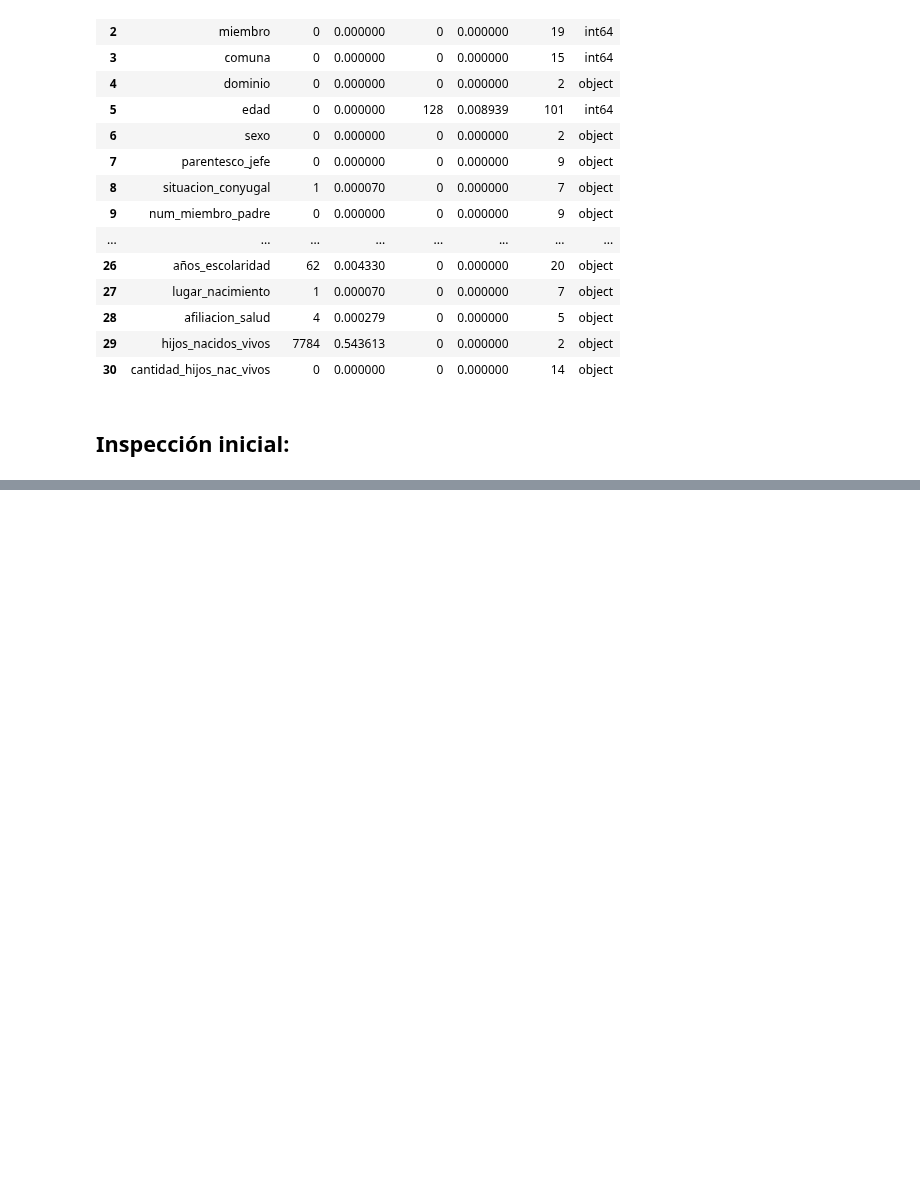
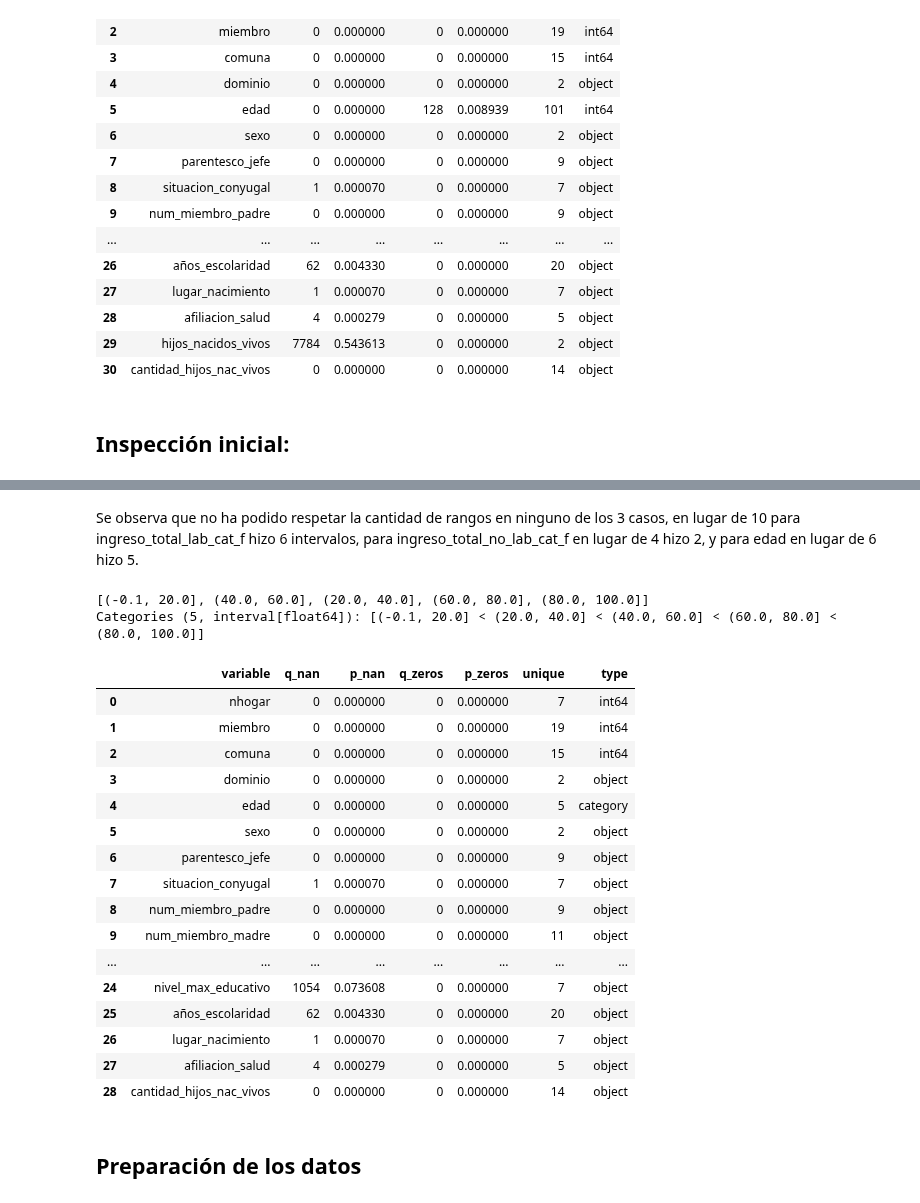
Before and after one commit to alejo-cuello/bootcamp-ds-mlops, a Jupyter notebook: 04-prep-datos-y-modelos-ml/preparacion-datos-EPH.ipynb, the cells around one changed output, grey strips where cells are left out. Saved outputs shown, nothing was run; the diff lists cells and outputs as text; code cells hidden in the pictures; blank space fills up the shorter version.

Commit message:
Discretización de columnas de ingresos y edad

```diff
--- a/04-prep-datos-y-modelos-ml/preparacion-datos-EPH.ipynb
+++ b/04-prep-datos-y-modelos-ml/preparacion-datos-EPH.ipynb
@@ -55,0 +58,9 @@ data.sample(5)
+# %%
+# Discretización de ingresos_familiares e ingreso_per_capita_familiar
+# Usamos drop para eliminar los valores duplicados
+
+data["ingresos_familiares_cat_rd"] = pd.cut(data["ingresos_familiares"], bins=8, duplicates="drop")
+data["ingresos_familiares_cat_f"] = pd.qcut(data["ingresos_familiares"], q=8, duplicates="drop")
+
+data["ingreso_per_capita_familiar_cat_rd"] = pd.cut(data["ingreso_per_capita_familiar"], bins=10, duplicates="drop")
+data["ingreso_per_capita_familiar_cat_f"] = pd.qcut(data["ingreso_per_capita_familiar"], q=10, duplicates="drop")
@@ -55,0 +144,10 @@ data.sample(5)
+# %%
+# Discretizamos ingreso_total_lab y ingreso_total_no_lab for frecuencias
+
+data["ingreso_total_lab_cat_f"] = pd.qcut(data["ingreso_total_lab"], q=10, duplicates="drop")
+
+data["ingreso_total_no_lab_cat_f"] = pd.qcut(data["ingreso_total_no_lab"], q=4, duplicates="drop")
+# %%
+# Discretizamos edad por rango o distancia en 5 bins
+
+data["edad_cat_rd"] = pd.cut(data["edad"], bins=5, duplicates="drop")
@@ -55,0 +183,41 @@ data.sample(5)
+# %% [markdown]
+Se observa que no ha podido respetar la cantidad de rangos en ninguno de los 3 casos, en lugar de 10 para ingreso_total_lab_cat_f hizo 6 intervalos, para ingreso_total_no_lab_cat_f en lugar de 4 hizo 2, y para edad en lugar de 6 hizo 5.
+# %%
+# Ordenamos el dataset para dehacernos de las columnas redundantes y que quede como la respuesta del profe
+
+data["ingresos_familiares"] = data["ingresos_familiares_cat_f"]
+data["ingreso_per_capita_familiar"] = data["ingreso_per_capita_familiar_cat_f"]
+data["ingreso_total_lab"] = data["ingreso_total_lab_cat_f"]
+data["ingreso_total_no_lab"] = data["ingreso_total_no_lab_cat_f"]
+data["edad"] = data["edad_cat_rd"]
+
+print(data["edad"].unique())
+# %% [output]
+[(-0.1, 20.0], (40.0, 60.0], (20.0, 40.0], (60.0, 80.0], (80.0, 100.0]]
+Categories (5, interval[float64]): [(-0.1, 20.0] < (20.0, 40.0] < (40.0, 60.0] < (60.0, 80.0] < (80.0, 100.0]]
+# %%
+# Elimino las columnas de categorías que ya no necesito
+
+data = data.drop(["ingresos_familiares_cat_f", "ingresos_familiares_cat_rd", "ingreso_per_capita_familiar_cat_f",
+"ingreso_per_capita_familiar_cat_rd", "ingreso_total_lab_cat_f", "ingreso_total_no_lab_cat_f", "edad_cat_rd"], axis=1)
+status(data)
+# %% [output]
+|  | variable | q_nan | p_nan | q_zeros | p_zeros | unique | type |
+| 0 | nhogar | 0 | 0.000000 | 0 | 0.000000 | 7 | int64 |
+| 1 | miembro | 0 | 0.000000 | 0 | 0.000000 | 19 | int64 |
+| 2 | comuna | 0 | 0.000000 | 0 | 0.000000 | 15 | int64 |
+| 3 | dominio | 0 | 0.000000 | 0 | 0.000000 | 2 | object |
+| 4 | edad | 0 | 0.000000 | 0 | 0.000000 | 5 | category |
+| 5 | sexo | 0 | 0.000000 | 0 | 0.000000 | 2 | object |
+| 6 | parentesco_jefe | 0 | 0.000000 | 0 | 0.000000 | 9 | object |
+| 7 | situacion_conyugal | 1 | 0.000070 | 0 | 0.000000 | 7 | object |
+| 8 | num_miembro_padre | 0 | 0.000000 | 0 | 0.000000 | 9 | object |
+| 9 | num_miembro_madre | 0 | 0.000000 | 0 | 0.000000 | 11 | object |
+| ... | ... | ... | ... | ... | ... | ... | ... |
+| 24 | nivel_max_educativo | 1054 | 0.073608 | 0 | 0.000000 | 7 | object |
+| 25 | años_escolaridad | 62 | 0.004330 | 0 | 0.000000 | 20 | object |
+| 26 | lugar_nacimiento | 1 | 0.000070 | 0 | 0.000000 | 7 | object |
+| 27 | afiliacion_salud | 4 | 0.000279 | 0 | 0.000000 | 5 | object |
+| 28 | cantidad_hijos_nac_vivos | 0 | 0.000000 | 0 | 0.000000 | 14 | object |
+# %% [markdown]
+## Preparación de los datos
```
Also changed, not shown: parts of 9 cells of this notebook.
